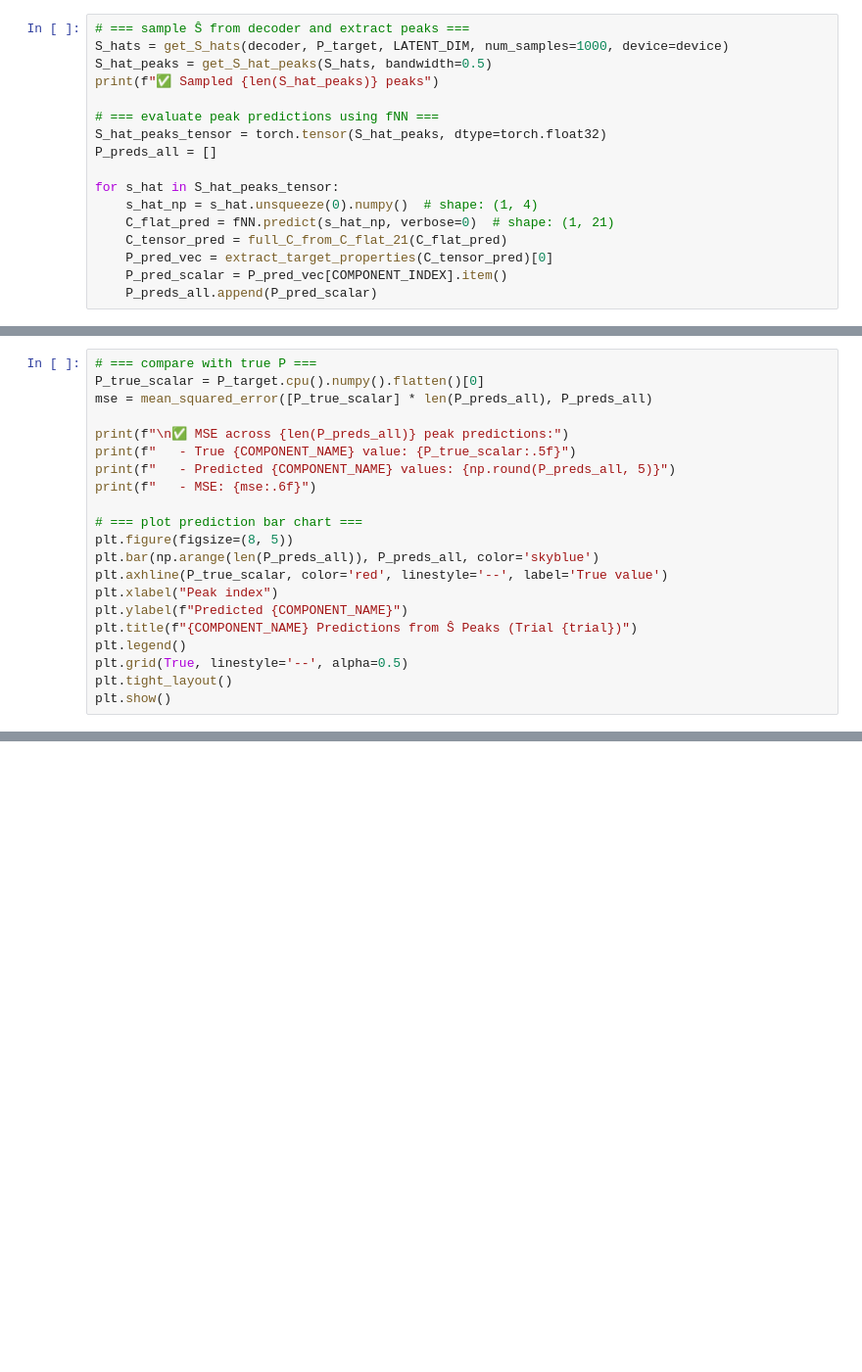
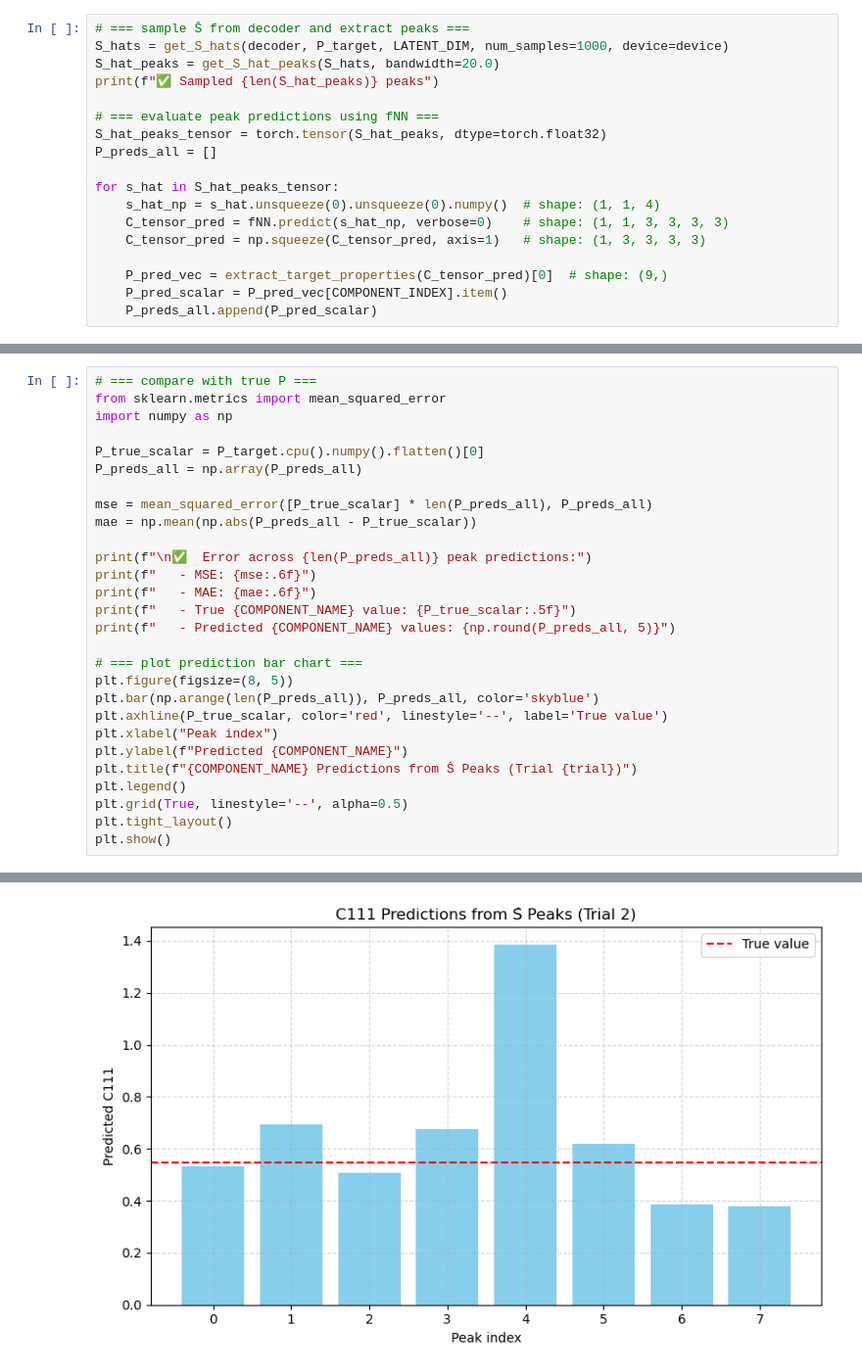
Before and after one commit to ellielin23/inverse_design_spinodoids, a Jupyter notebook: spinodoid_cvae/toy_examples/evaluate.ipynb, the cells around one changed output, grey strips where cells are left out. Shown at 98% size. Cells and saved outputs as stored; diff of their text form; blank space fills up the shorter version.

```diff
--- a/spinodoid_cvae/toy_examples/evaluate.ipynb
+++ b/spinodoid_cvae/toy_examples/evaluate.ipynb
@@ -70,7 +75,7 @@ print("✅ Loaded Max's forward model")
 # %%
 # === sample Ŝ from decoder and extract peaks ===
 S_hats = get_S_hats(decoder, P_target, LATENT_DIM, num_samples=1000, device=device)
-S_hat_peaks = get_S_hat_peaks(S_hats, bandwidth=0.5)
+S_hat_peaks = get_S_hat_peaks(S_hats, bandwidth=20.0)
 print(f"✅ Sampled {len(S_hat_peaks)} peaks")
 
 # === evaluate peak predictions using fNN ===
@@ -78,9 +83,10 @@ S_hat_peaks_tensor = torch.tensor(S_hat_peaks, dtype=torch.float32)
 P_preds_all = []
 
 for s_hat in S_hat_peaks_tensor:
-    s_hat_np = s_hat.unsqueeze(0).numpy()  # shape: (1, 4)
-    C_flat_pred = fNN.predict(s_hat_np, verbose=0)  # shape: (1, 21)
-    C_tensor_pred = full_C_from_C_flat_21(C_flat_pred)
-    P_pred_vec = extract_target_properties(C_tensor_pred)[0]
+    s_hat_np = s_hat.unsqueeze(0).unsqueeze(0).numpy()  # shape: (1, 1, 4)
+    C_tensor_pred = fNN.predict(s_hat_np, verbose=0)    # shape: (1, 1, 3, 3, 3, 3)
+    C_tensor_pred = np.squeeze(C_tensor_pred, axis=1)   # shape: (1, 3, 3, 3, 3)
+
+    P_pred_vec = extract_target_properties(C_tensor_pred)[0]  # shape: (9,)
     P_pred_scalar = P_pred_vec[COMPONENT_INDEX].item()
     P_preds_all.append(P_pred_scalar)
@@ -87,12 +95,19 @@ for s_hat in S_hat_peaks_tensor:
 # %%
 # === compare with true P ===
+from sklearn.metrics import mean_squared_error
+import numpy as np
+
 P_true_scalar = P_target.cpu().numpy().flatten()[0]
+P_preds_all = np.array(P_preds_all)
+
 mse = mean_squared_error([P_true_scalar] * len(P_preds_all), P_preds_all)
+mae = np.mean(np.abs(P_preds_all - P_true_scalar))
 
-print(f"\n✅ MSE across {len(P_preds_all)} peak predictions:")
+print(f"\n✅  Error across {len(P_preds_all)} peak predictions:")
+print(f"   - MSE: {mse:.6f}")
+print(f"   - MAE: {mae:.6f}")
 print(f"   - True {COMPONENT_NAME} value: {P_true_scalar:.5f}")
 print(f"   - Predicted {COMPONENT_NAME} values: {np.round(P_preds_all, 5)}")
-print(f"   - MSE: {mse:.6f}")
 
 # === plot prediction bar chart ===
 plt.figure(figsize=(8, 5))
@@ -105,3 +120,4 @@ plt.legend()
 plt.grid(True, linestyle='--', alpha=0.5)
 plt.tight_layout()
 plt.show()
+# %% [output]
@@ -107,0 +129 @@ plt.show()
+[figure, added]
```
Also changed, not shown: parts of 5 cells of this notebook, 16 other files.
